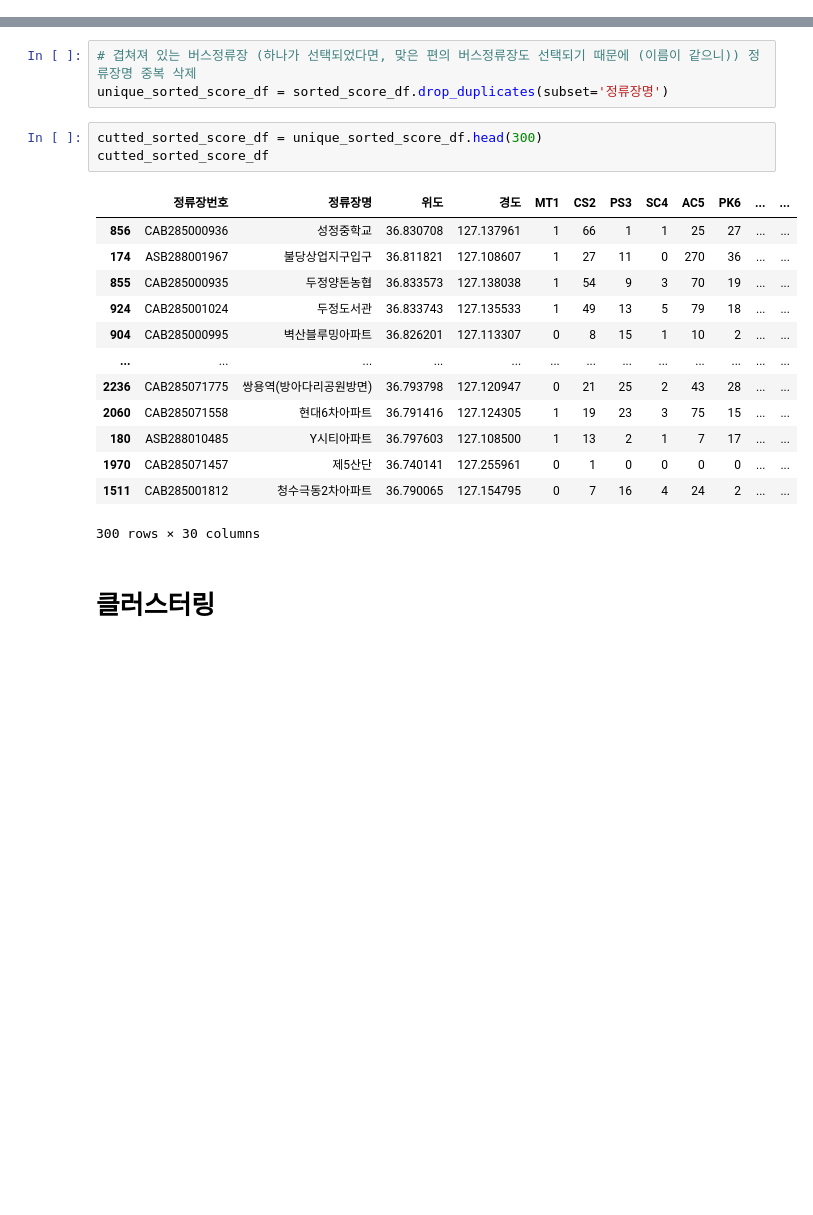
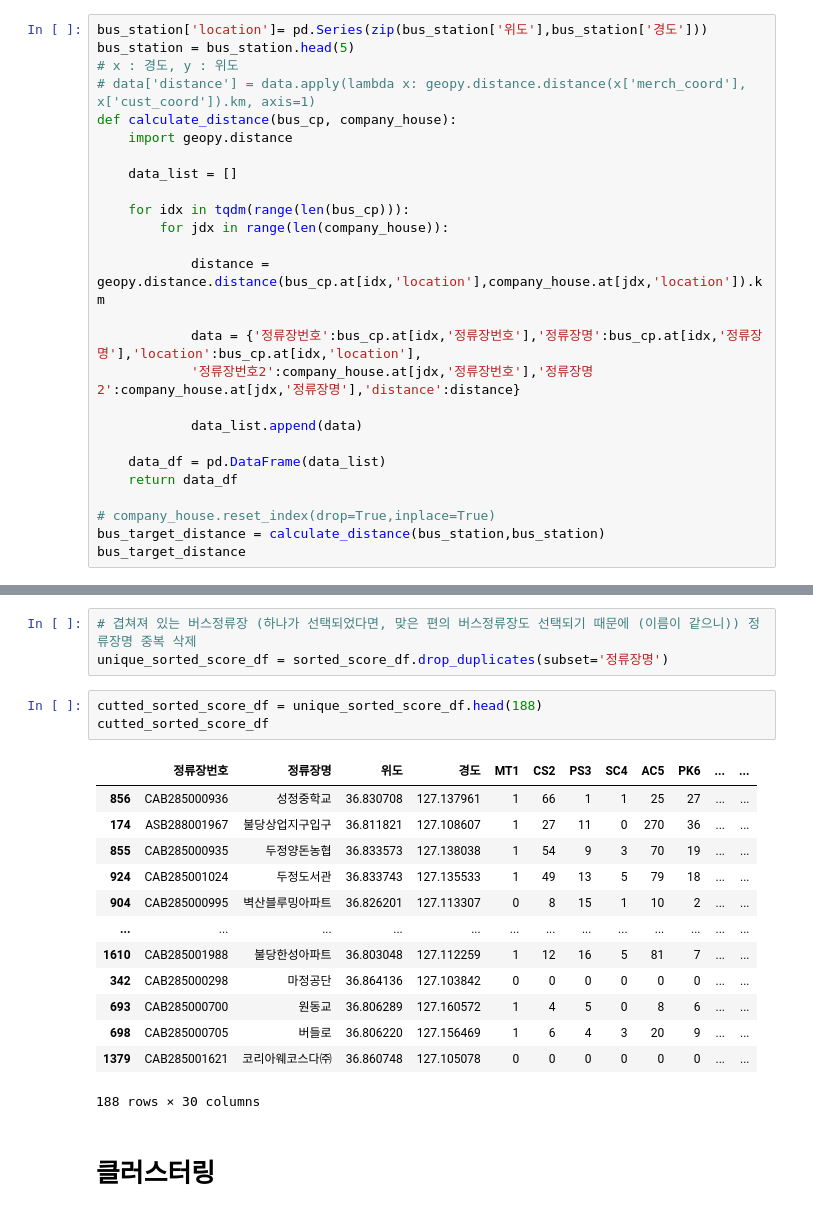
Before and after one commit to LGHelloVisionProj/Data_Visualization, a Jupyter notebook: 천안시_CodeDir/시도Try.ipynb, the cells around one changed output, grey strips where cells are left out. Drawn from its saved outputs; the diff is of its cells as text; blank space fills up the shorter version.

```diff
--- a/천안시_CodeDir/시도Try.ipynb
+++ b/천안시_CodeDir/시도Try.ipynb
@@ -67,3 +68,29 @@ bus_station
 | 2312 | GGB285500020 | 천안종합터미널 | 36.819833 | 127.155733 | 2 | 34 | 16 | 0 | 115 | 22 | ... | ... |
 | 2313 | GGB285500030 | 천안종합터미널 | 36.819800 | 127.155600 | 2 | 34 | 16 | 0 | 115 | 22 | ... | ... |
 2314 rows × 22 columns
+# %%
+bus_station['location']= pd.Series(zip(bus_station['위도'],bus_station['경도']))
+bus_station = bus_station.head(5)
+# x : 경도, y : 위도
+# data['distance'] = data.apply(lambda x: geopy.distance.distance(x['merch_coord'], x['cust_coord']).km, axis=1)
+def calculate_distance(bus_cp, company_house):
+    import geopy.distance
+
+    data_list = []
+
+    for idx in tqdm(range(len(bus_cp))):
+        for jdx in range(len(company_house)):
+
+            distance = geopy.distance.distance(bus_cp.at[idx,'location'],company_house.at[jdx,'location']).km
+
+            data = {'정류장번호':bus_cp.at[idx,'정류장번호'],'정류장명':bus_cp.at[idx,'정류장명'],'location':bus_cp.at[idx,'location'],
+            '정류장번호2':company_house.at[jdx,'정류장번호'],'정류장명2':company_house.at[jdx,'정류장명'],'distance':distance}
+
+            data_list.append(data)
+
+    data_df = pd.DataFrame(data_list)
+    return data_df
+
+# company_house.reset_index(drop=True,inplace=True)
+bus_target_distance = calculate_distance(bus_station,bus_station)
+bus_target_distance
@@ -168,22 +213,22 @@ False
 # 겹쳐져 있는 버스정류장 (하나가 선택되었다면, 맞은 편의 버스정류장도 선택되기 때문에 (이름이 같으니)) 정류장명 중복 삭제
 unique_sorted_score_df = sorted_score_df.drop_duplicates(subset='정류장명')
 # %%
-cutted_sorted_score_df = unique_sorted_score_df.head(300)
+cutted_sorted_score_df = unique_sorted_score_df.head(188)
 cutted_sorted_score_df
 # %% [output]
 |  | 정류장번호 | 정류장명 | 위도 | 경도 | MT1 | CS2 | PS3 | SC4 | AC5 | PK6 | ... | ... |
 | 856 | CAB285000936 | 성정중학교 | 36.830708 | 127.137961 | 1 | 66 | 1 | 1 | 25 | 27 | ... | ... |
 | 174 | ASB288001967 | 불당상업지구입구 | 36.811821 | 127.108607 | 1 | 27 | 11 | 0 | 270 | 36 | ... | ... |
 | 855 | CAB285000935 | 두정양돈농협 | 36.833573 | 127.138038 | 1 | 54 | 9 | 3 | 70 | 19 | ... | ... |
 | 924 | CAB285001024 | 두정도서관 | 36.833743 | 127.135533 | 1 | 49 | 13 | 5 | 79 | 18 | ... | ... |
 | 904 | CAB285000995 | 벽산블루밍아파트 | 36.826201 | 127.113307 | 0 | 8 | 15 | 1 | 10 | 2 | ... | ... |
 | ... | ... | ... | ... | ... | ... | ... | ... | ... | ... | ... | ... | ... |
-| 2236 | CAB285071775 | 쌍용역(방아다리공원방면) | 36.793798 | 127.120947 | 0 | 21 | 25 | 2 | 43 | 28 | ... | ... |
-| 2060 | CAB285071558 | 현대6차아파트 | 36.791416 | 127.124305 | 1 | 19 | 23 | 3 | 75 | 15 | ... | ... |
-| 180 | ASB288010485 | Y시티아파트 | 36.797603 | 127.108500 | 1 | 13 | 2 | 1 | 7 | 17 | ... | ... |
-| 1970 | CAB285071457 | 제5산단 | 36.740141 | 127.255961 | 0 | 1 | 0 | 0 | 0 | 0 | ... | ... |
-| 1511 | CAB285001812 | 청수극동2차아파트 | 36.790065 | 127.154795 | 0 | 7 | 16 | 4 | 24 | 2 | ... | ... |
+| 1610 | CAB285001988 | 불당한성아파트 | 36.803048 | 127.112259 | 1 | 12 | 16 | 5 | 81 | 7 | ... | ... |
+| 342 | CAB285000298 | 마정공단 | 36.864136 | 127.103842 | 0 | 0 | 0 | 0 | 0 | 0 | ... | ... |
+| 693 | CAB285000700 | 원동교 | 36.806289 | 127.160572 | 1 | 4 | 5 | 0 | 8 | 6 | ... | ... |
+| 698 | CAB285000705 | 버들로 | 36.806220 | 127.156469 | 1 | 6 | 4 | 3 | 20 | 9 | ... | ... |
+| 1379 | CAB285001621 | 코리아웨코스다㈜ | 36.860748 | 127.105078 | 0 | 0 | 0 | 0 | 0 | 0 | ... | ... |
-300 rows × 30 columns
+188 rows × 30 columns
 # %% [markdown]
 # 클러스터링
 # %%
```
Also changed, not shown: parts of 8 cells of this notebook, 2 other files.
